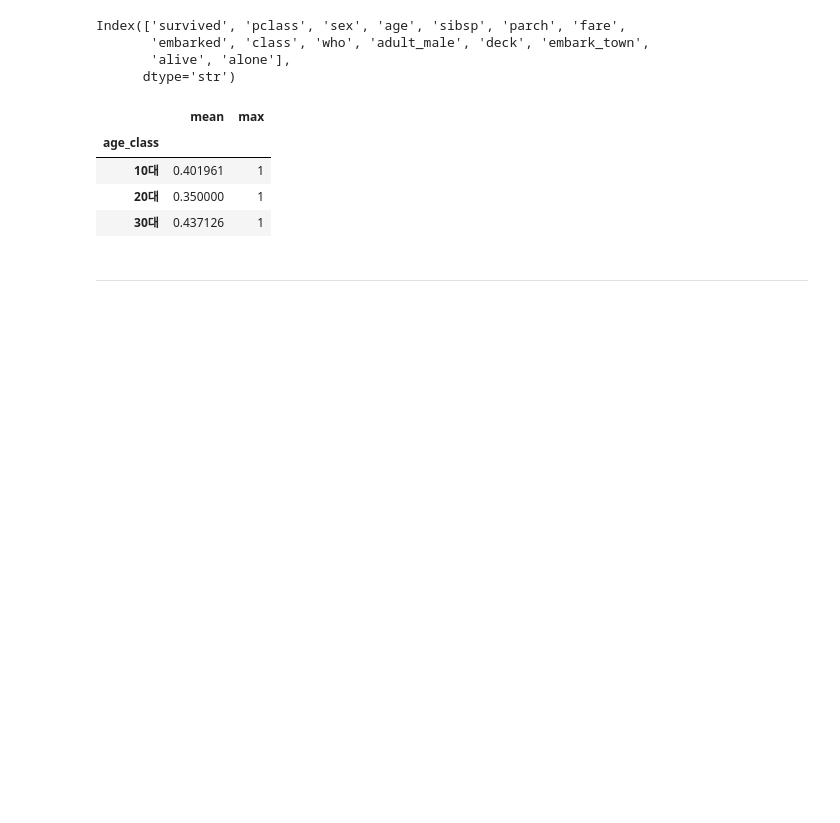
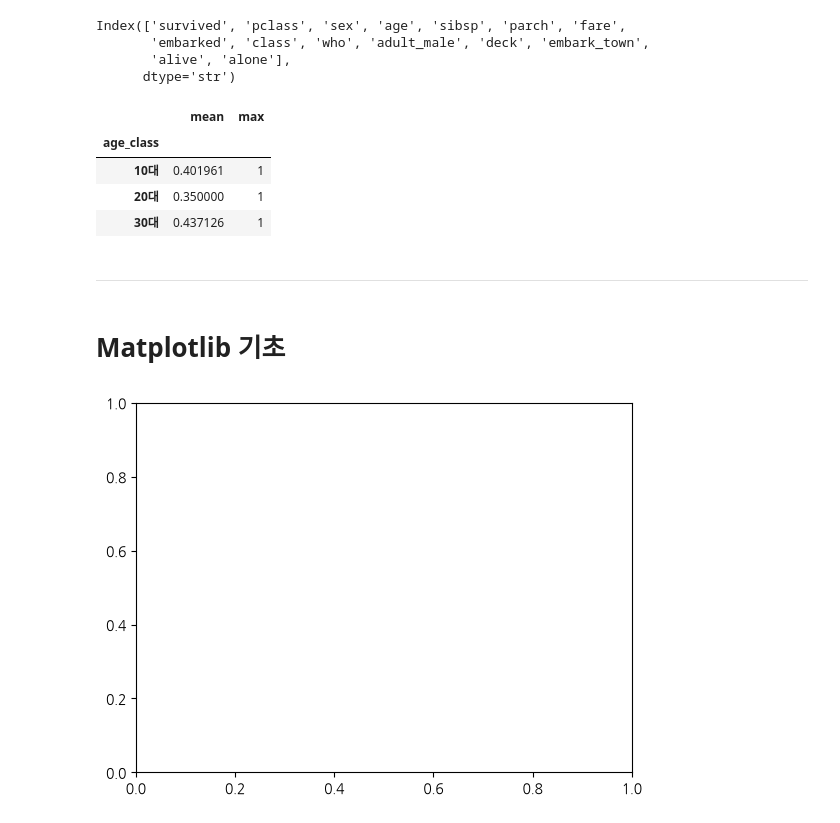
Before and after one commit to jumh991103/study_study, a Jupyter notebook: machine_learning_book/teacher_practice_2(data_vsualization).ipynb, the cells around one changed output. Saved outputs shown, nothing was run; the diff lists cells and outputs as text; code cells hidden in the pictures; blank space fills up the shorter version.

```diff
--- a/machine_learning_book/teacher_practice_2(data_vsualization).ipynb
+++ b/machine_learning_book/teacher_practice_2(data_vsualization).ipynb
@@ -47,3 +48,11 @@ df.groupby('age_class')['survived'].agg(['mean','max']) #얘의 결과는 agecla
 | 30대 | 0.437126 | 1 |
 # %% [markdown]
 ---
+# %% [markdown]
+# Matplotlib 기초
+# %%
+plt.figure() # 그래프를 그리기 위한 도화지
+plt.axes() #좌표 평면 축
+plt.show() #화면에 프린트
+# %% [output]
+[figure, added]
```
Also changed, not shown: parts of 36 cells of this notebook, 2 other files.
